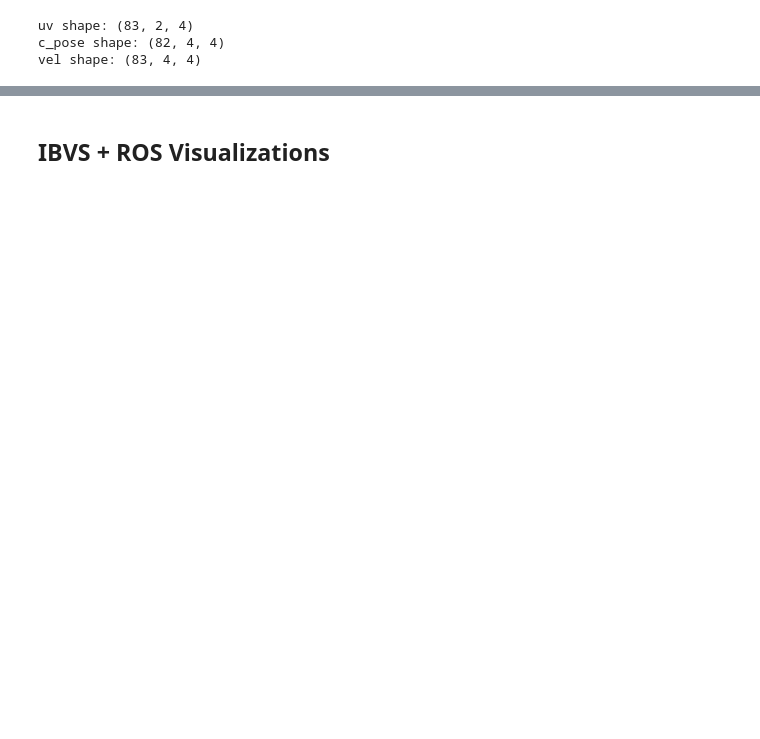
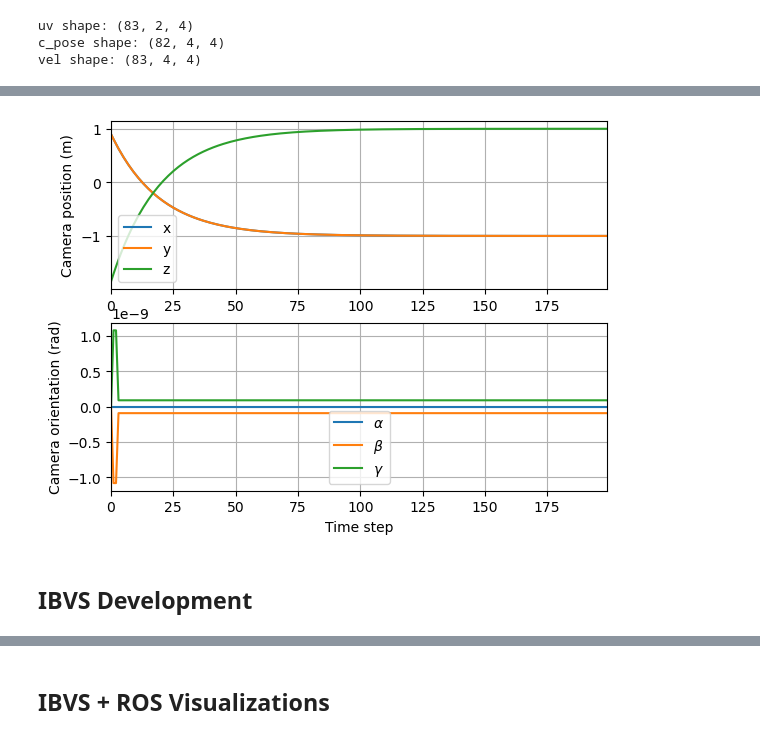
Before and after one commit to santamav/SKJ015-Intelligent_Control, a Jupyter notebook: Task_4_1/PBVS+IBVS+ROS_VSM&JGB.ipynb, the cells around one changed output, grey strips where cells are left out. Cells and saved outputs as stored; diff of their text form; code cells hidden in the pictures; blank space fills up the shorter version.

```diff
--- a/Task_4_1/PBVS+IBVS+ROS_VSM&JGB.ipynb
+++ b/Task_4_1/PBVS+IBVS+ROS_VSM&JGB.ipynb
@@ -182,0 +381,7 @@ plot_pose(c_pose)
+# %%
+# PBVS Task 2.3
+pbvs.plot_pose()
+# %% [output]
+[figure, added]
+# %% [markdown]
+## IBVS Development
```
Also changed, not shown: parts of 35 cells of this notebook, 5 other files.
